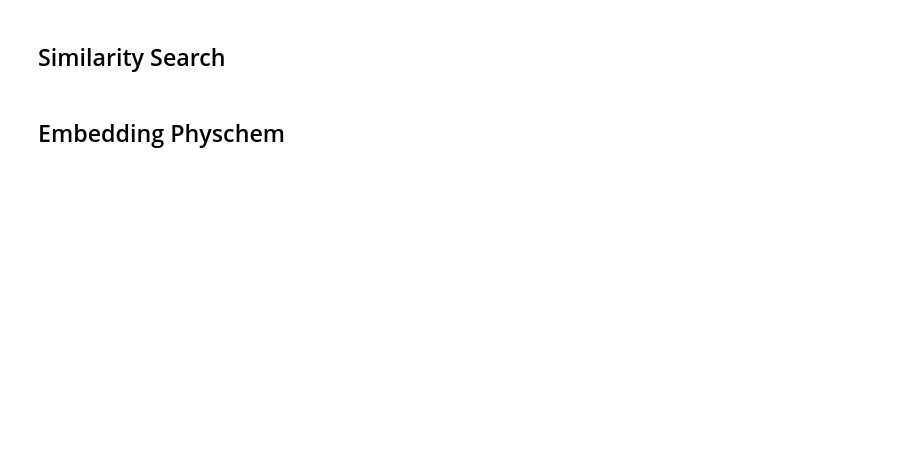
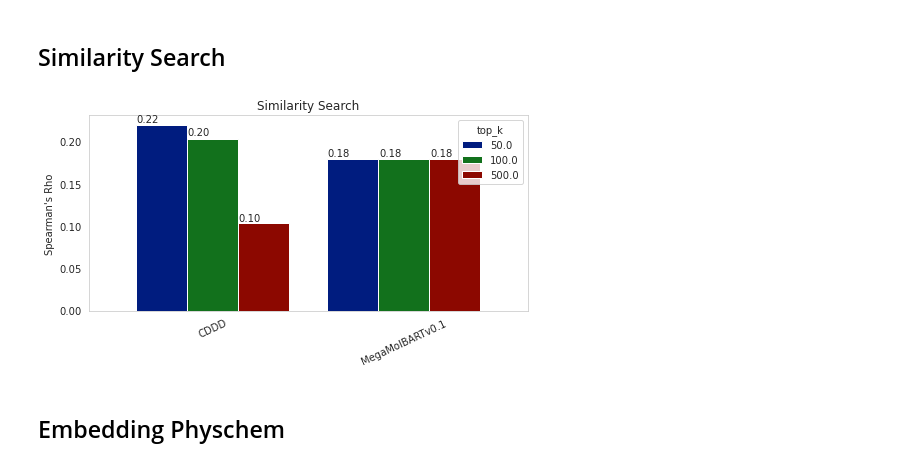
Before and after one commit to NVIDIA/cheminformatics, a Jupyter notebook: benchmark/notebooks/plot_benchmark.ipynb, the cells around one changed output. Drawn from its saved outputs; the diff is of its cells as text; code cells hidden in the pictures; blank space fills up the shorter version.

```diff
--- a/benchmark/notebooks/plot_benchmark.ipynb
+++ b/benchmark/notebooks/plot_benchmark.ipynb
@@ -182,5 +240,86 @@ make_multimodel_sampling_plots(df=df, acceptance_criteria=acceptance_criteria, s
 # %% [markdown]
 ## Similarity Search
+# %%
+def make_multimodel_similarity_search_plot(df: pd.DataFrame,
+                                           save_plots: bool = False,
+                                           reports_dir: Optional[str] = None):
+
+    # Get selected data
+    kpis = ['nearest neighbor correlation']
+    kpi_field = 'name'
+    comparison_field = 'exp_name'
+    value_field = 'value'
+    top_k_field = 'top_k'
+
+    # Get selected data and set sort order
+    exp_sort_order = pd.CategoricalDtype(df[comparison_field].unique(), ordered=True)
+    query = f'({kpi_field} in {kpis})'
+    df = df.query(query)[[kpi_field, comparison_field, value_field, top_k_field]]
+    df.loc[:, comparison_field] = df[comparison_field].astype(exp_sort_order)
+
+    # Setup plots
+    set_plotting_style()
+    num_plots = 1
+    plots_per_row = 1
+    fig, axes_list = setup_plots(num_plots, plots_per_row)
+    ax = axes_list[0]
+
+    contains_duplicates = df.groupby([top_k_field, comparison_field]).size().max() > 1
+    if contains_duplicates:
+        logging.info(f'Dataframe contains duplicate values. They will be averaged.')
+
+    plot_df = df.pivot_table(columns=[top_k_field], values=value_field, index=comparison_field, aggfunc='mean')
+    plot_df.plot(kind='bar', width=0.8, ax=ax, legend=True)
+
+    #ax.axhline(0.0, 0, 1, color='black', lw=2.0, zorder=-1)
+
+    #ymin, ymax = ax.get_ylim()
+    #ymax = min(ymax, max_plot_ratio) * 1.1
+    _label_bars(ax)
+
+    #ax.set_ylim(ymin, ymax)
+    ax.tick_params(axis='x', rotation=25)
+    ax.set_title(f'Similarity Search')
+    ax.set_xlabel('')
+    ax.set_ylabel(f"Spearman's Rho")
+
+    fig.subplots_adjust(left=0.01,
+               bottom=0.01,
+               right=0.99,
+               top=0.90,
+               wspace=0.1,
+               hspace=0.2)
+
+    if save_plots:
+        plt.tight_layout()
+        save_path = os.path.join(reports_dir, 'Similarity_Search_Aggregated_Benchmark.png')
+        fig.savefig(save_path, dpi=300)
+
+    return
+
+
+df = load_files(metric_paths=metric_paths, metric_labels=metric_labels, parse_timestamps=False)
+
+
+# nearest neighbor
+sample_df_v01 = pd.DataFrame([{'name': 'nearest neighbor correlation', 'exp_name': 'MegaMolBARTv0.1', 'top_k': 50.0,  'value': 0.17891251564751073},
+                      {'name': 'nearest neighbor correlation', 'exp_name': 'MegaMolBARTv0.1', 'top_k': 100.0, 'value': 0.17891251564751073},
+                      {'name': 'nearest neighbor correlation', 'exp_name': 'MegaMolBARTv0.1', 'top_k': 500.0, 'value': 0.17891251564751073}])
+
+df = pd.concat([sample_df_v01, df], axis=0).reset_index(drop=True)
+
+metric_labels_full = ['CDDD', 'MegaMolBARTv0.1', 'MegaMolBARTv0.2 (2202/07/14)']
+metric_labels_full = pd.CategoricalDtype(metric_labels_full, ordered=True)
+df['exp_name'] = df['exp_name'].astype(metric_labels_full)
+df.sort_values('exp_name', inplace=True)
+
+#radii_query_str = 'top_k == 100.0'
+#df = df.query(radii_query_str)
+########
+
+make_multimodel_similarity_search_plot(df=df, save_plots=save_plots, reports_dir=reports_dir)
+# %% [output]
+[figure, added]
 # %% [markdown]
 ## Embedding Physchem
 # %%
```
Also changed, not shown: parts of 7 cells of this notebook.
